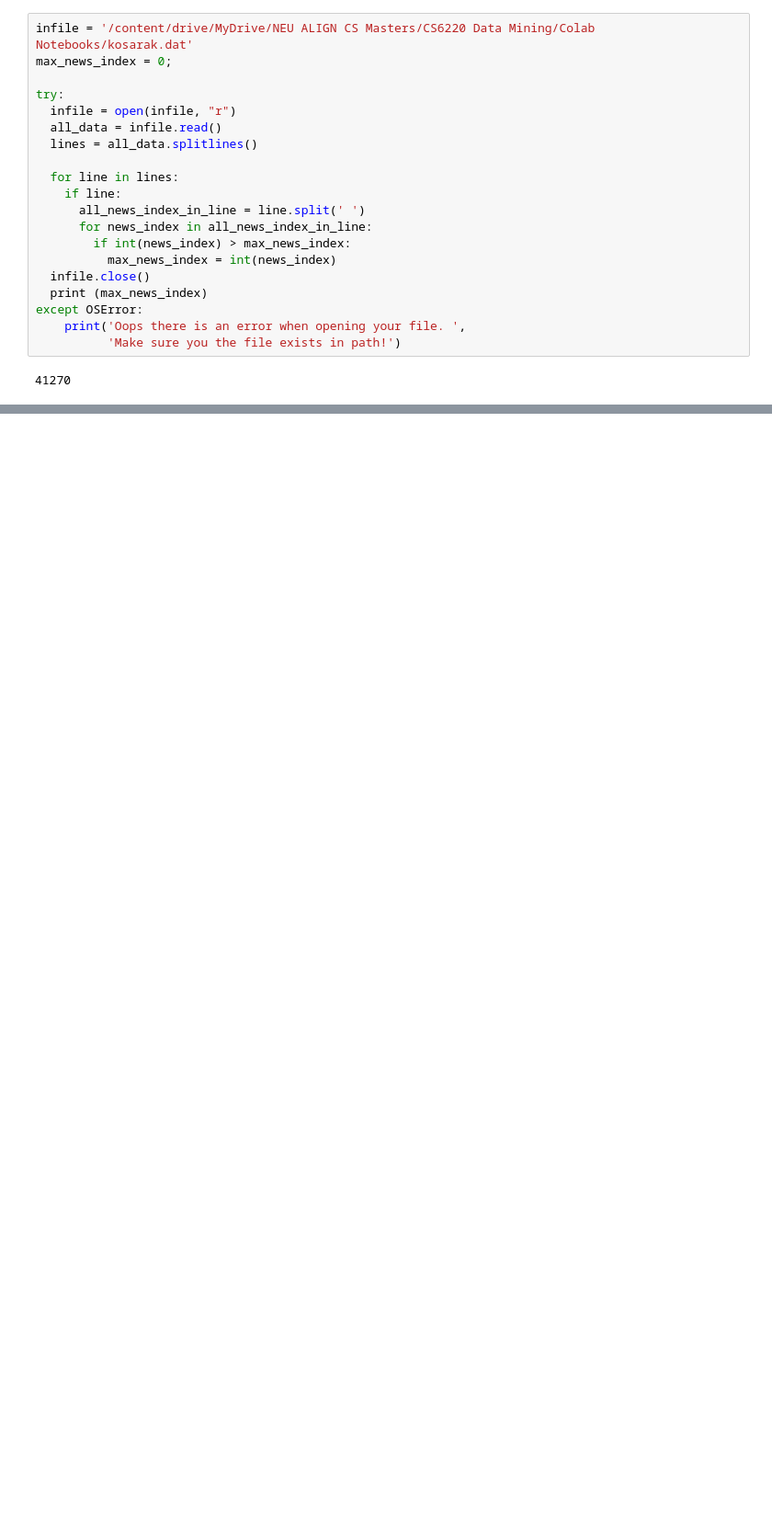
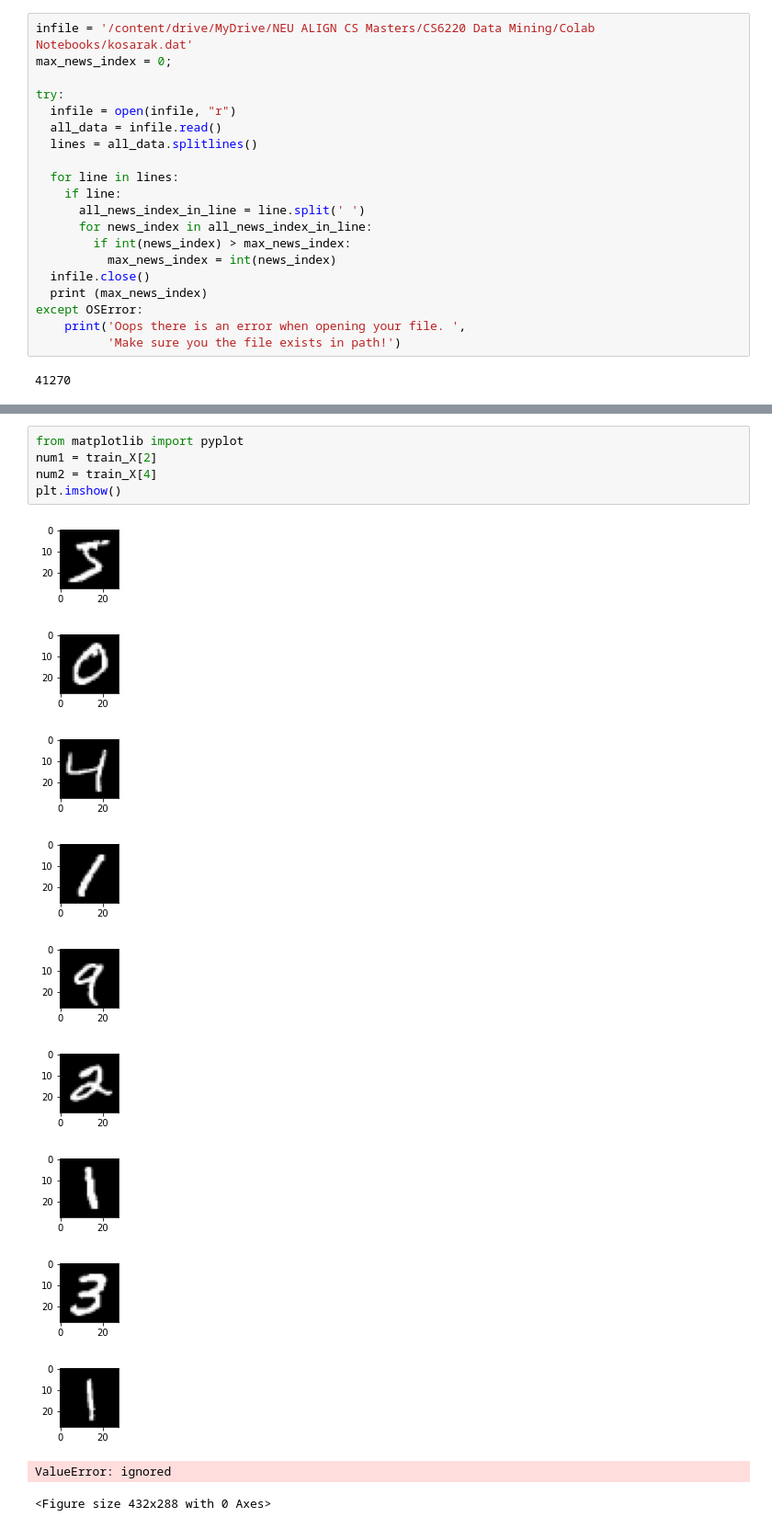
Before and after one commit to linyu3294/cs6220-data-minning-hw, a Jupyter notebook: cs6220_hw1.ipynb, the cells around one changed output, grey strips where cells are left out. Shown at 92% size. Drawn from its saved outputs; the diff is of its cells as text; blank space fills up the shorter version.

```diff
--- a/cs6220_hw1.ipynb
+++ b/cs6220_hw1.ipynb
@@ -279,0 +403,17 @@ TypeError: ignored
+# %%
+from matplotlib import pyplot
+num1 = train_X[2]
+num2 = train_X[4]
+plt.imshow()
+# %% [output]
+[figure, added]
+[figure, added]
+[figure, added]
+[figure, added]
+[figure, added]
+[figure, added]
+[figure, added]
+[figure, added]
+[figure, added]
+ValueError: ignored
+<Figure size 432x288 with 0 Axes>
```
Also changed, not shown: parts of 17 cells of this notebook.
